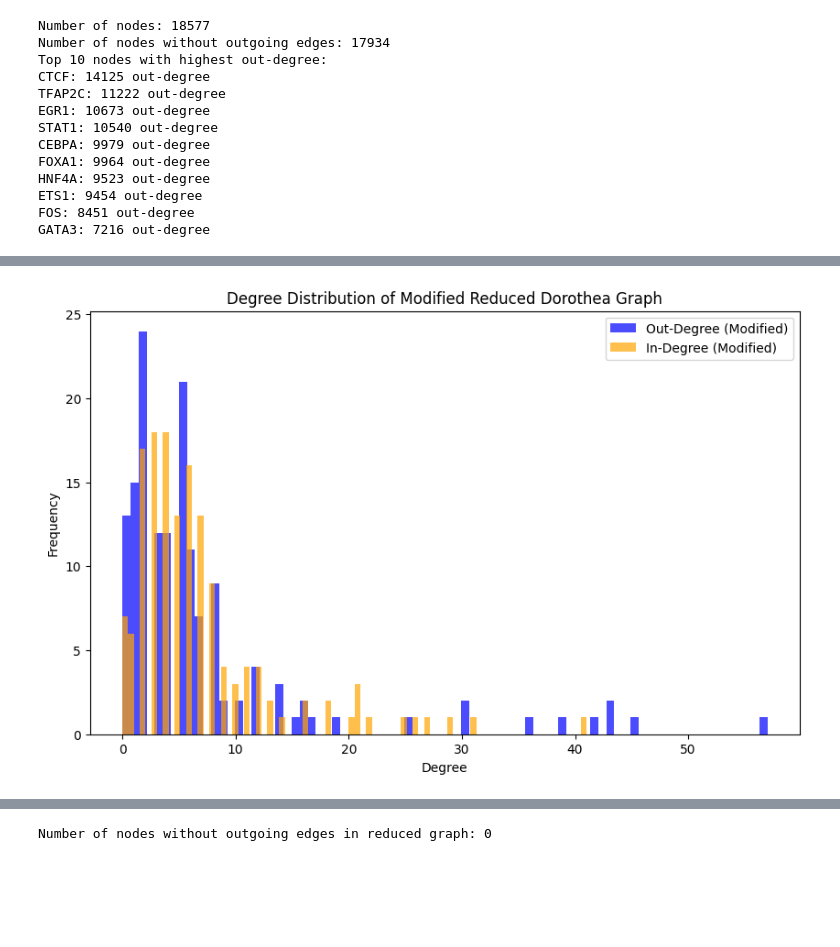
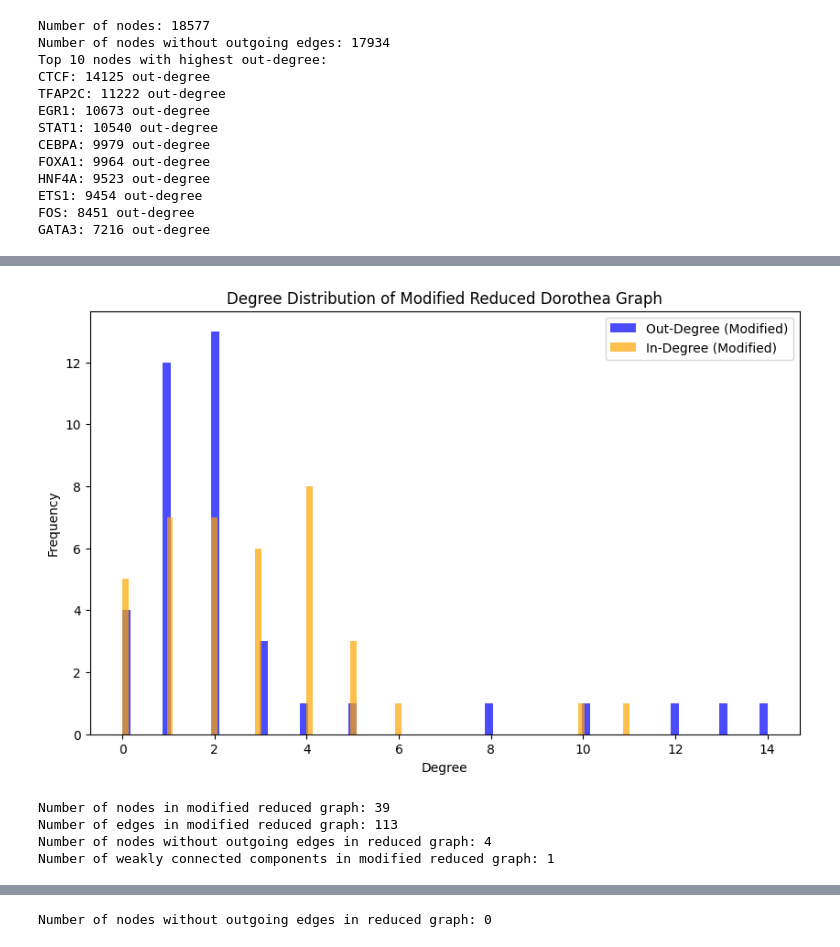
Before and after one commit to joh-dah/source_detection_in_grns, a Jupyter notebook: data_exploration/dorothea.ipynb, the cells around one changed output, grey strips where cells are left out. Cells and saved outputs as stored; diff of their text form; code cells hidden in the pictures; blank space fills up the shorter version.

```diff
--- a/data_exploration/dorothea.ipynb
+++ b/data_exploration/dorothea.ipynb
@@ -367,23 +295,37 @@ Number of edges in modified reduced graph: 2140
 # %%
 
 # Remove 500 edges randomly
-num_edges_to_remove = 100
-G_reduced_copy_2 = randomly_remove_edges(G_reduced_copy, num_edges_to_remove)
+num_edges_to_remove = 1
+G_reduced_copy_2 = randomly_remove_edges(G_reduced_copy_2, num_edges_to_remove)
 
 # select the largest weakly connected component from the modified graph
 largest_component_copy = max(nx.weakly_connected_components(G_reduced_copy_2), key=len)
 G_reduced_copy_2 = G_reduced_copy_2.subgraph(largest_component_copy).copy()
 
 # Plot the in-degree and out-degree distribution of the modified graph
 plt.figure(figsize=(10, 6))
 out_degree_sequence_copy = [d for n, d in G_reduced_copy_2.out_degree()]
 in_degree_sequence_copy = [d for n, d in G_reduced_copy_2.in_degree()]
 plt.hist(out_degree_sequence_copy, bins=80, color='blue', alpha=0.7, label='Out-Degree (Modified)')
 plt.hist(in_degree_sequence_copy, bins=80, color='orange', alpha=0.7, label='In-Degree (Modified)')
 plt.title("Degree Distribution of Modified Reduced Dorothea Graph")
 plt.xlabel("Degree")
 plt.ylabel("Frequency")
 plt.legend()
 plt.show()
+
+# print n nodes, n edges in the modified graph
+print(f"Number of nodes in modified reduced graph: {G_reduced_copy_2.number_of_nodes()}")
+print(f"Number of edges in modified reduced graph: {G_reduced_copy_2.number_of_edges()}")
+# print number of nodes without outgoing edges in the reduced graph
+num_nodes_without_outgoing_edges = sum(1 for n in G_reduced_copy_2.nodes() if G_reduced_copy_2.out_degree(n) == 0)
+print(f"Number of nodes without outgoing edges in reduced graph: {num_nodes_without_outgoing_edges}")
+# check number of weakly connected components in the modified graph
+num_components_copy = nx.number_weakly_connected_components(G_reduced_copy_2)
+print(f"Number of weakly connected components in modified reduced graph: {num_components_copy}")
 # %% [output]
-[figure, old version]
+[figure, new version]
+Number of nodes in modified reduced graph: 39
+Number of edges in modified reduced graph: 113
+Number of nodes without outgoing edges in reduced graph: 4
+Number of weakly connected components in modified reduced graph: 1
```
Also changed, not shown: parts of 17 cells of this notebook, 5 other files.
